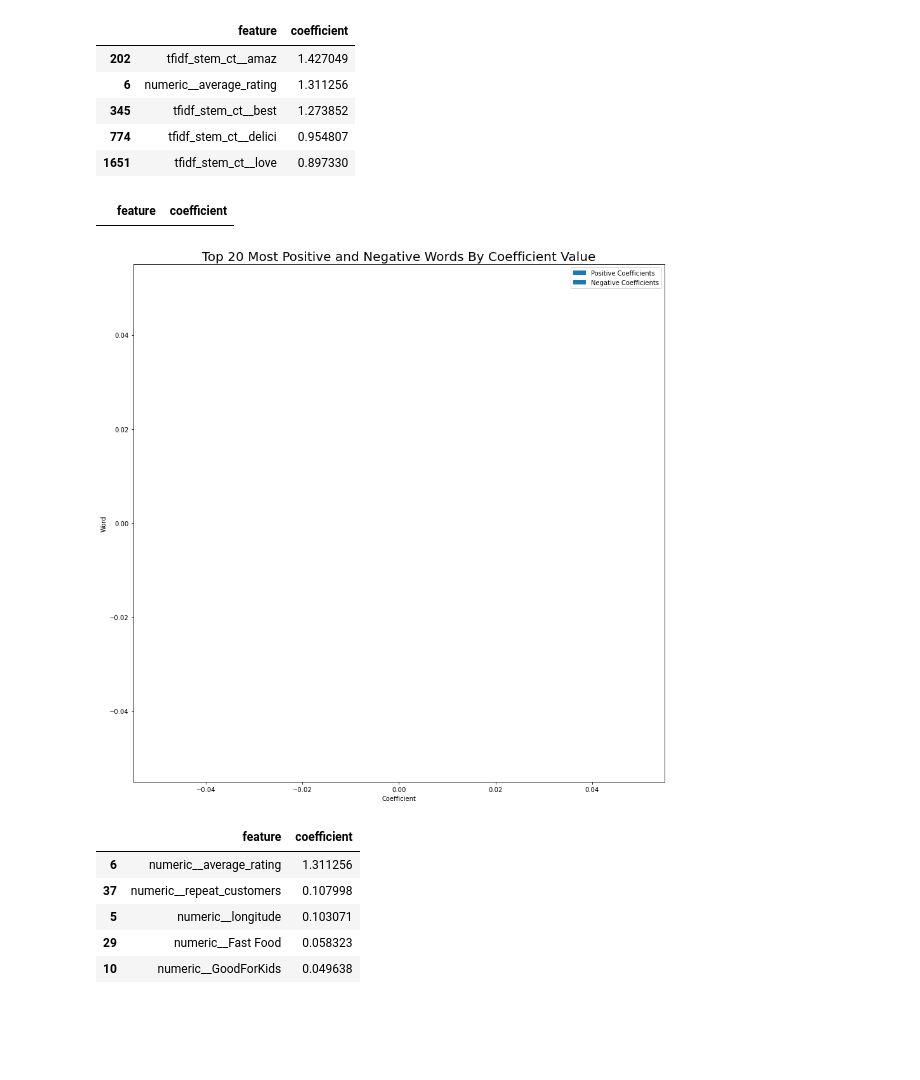
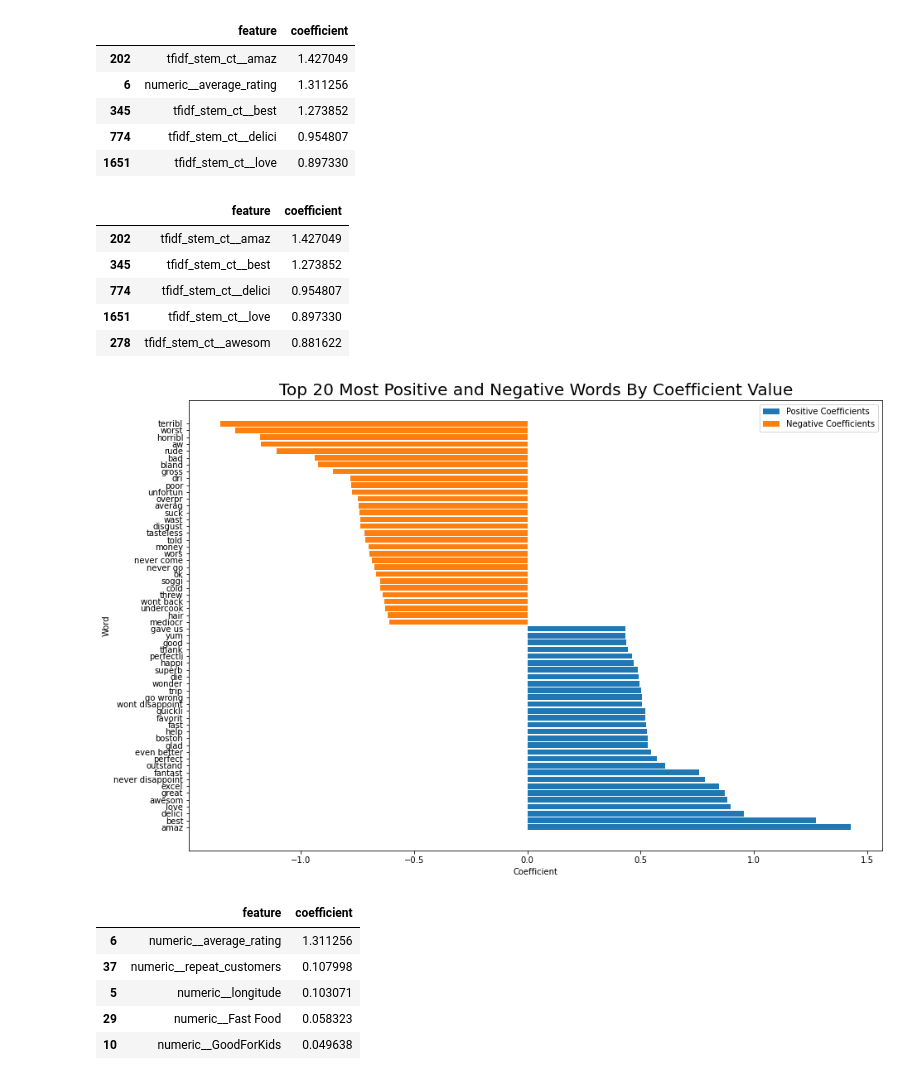
Before and after one commit to allistaircota/rate_my_restaurant, a Jupyter notebook: notebooks/NB3-Model_Setup_and_Evaluation.ipynb, the cells around one changed output. Cells and saved outputs as stored; diff of their text form; code cells hidden in the pictures; blank space fills up the shorter version.

```diff
--- a/notebooks/NB3-Model_Setup_and_Evaluation.ipynb
+++ b/notebooks/NB3-Model_Setup_and_Evaluation.ipynb
@@ -875,6 +918,6 @@ bow_stem_ct = define_col_trans('bow_stem_ct', CountVectorizer(tokenizer=tokenize
 bow_lem_ct = define_col_trans('bow_lem_ct', CountVectorizer(tokenizer=tokenizer_lemmatizer, max_features=3000, ngram_range=(1,2)))
 tfidf_stem_ct = define_col_trans('tfidf_stem_ct', TfidfVectorizer(tokenizer=tokenizer_stemming, max_features=3000, ngram_range=(1,2)))
 tfidf_lem_ct = define_col_trans('tfidf_lem_ct', TfidfVectorizer(tokenizer=tokenizer_lemmatizer, max_features=3000, ngram_range=(1,2)))
-sent2vec = define_col_trans('sent2vec', FunctionTransformer(sent2vec_col_trans))
+# sent2vec = define_col_trans('sent2vec', FunctionTransformer(sent2vec_col_trans))
 
-vectorizer_list = [bow_stem_ct, bow_lem_ct, tfidf_stem_ct, tfidf_lem_ct, sent2vec]
+vectorizer_list = [bow_stem_ct, bow_lem_ct, tfidf_stem_ct, tfidf_lem_ct]
@@ -1052,0 +1250,11 @@ plt.show()
+# %%
+%%time
+
+lasso_linreg_pipeline = Pipeline([
+    ('col_trans', bow_lem_ct),
+    ('make_array', FunctionTransformer(convert_to_array, accept_sparse=True)),
+    ('min-max-scaler', MinMaxScaler()),
+    ('model', Lasso(alpha=10**(-4)))
+])
+
+lasso_linreg_pipeline.fit(X_train, y_train)
@@ -1345,0 +1521,16 @@ R^2 on test set: 0.62
+# %%
+%%time
+
+# set flag to 0 if model re-fitting is desired
+best_linreg_exists_flag = 1
+
+if best_linreg_exists_flag:
+    # load the already trained model
+    best_linreg_pipeline = joblib.load('best_linreg_pipeline.pkl')
+
+else:
+    # fit the model
+    best_linreg_pipeline.fit(X_train, y_train)
+
+    # Save the model as pickle file
+    joblib.dump(best_linreg_pipeline, 'best_linreg_pipeline.pkl')
@@ -1360,24 +1584,29 @@ coef_df.head()
 | 774 | tfidf_stem_ct__delici | 0.954807 |
 | 1651 | tfidf_stem_ct__love | 0.897330 |
 # %%
-review_coef_df = coef_df[coef_df['feature'].str.contains('tfidf_ct__')]
+review_coef_df = coef_df[coef_df['feature'].str.contains('tfidf_stem_ct__')]
 review_coef_df.head()
 # %% [output]
 |  | feature | coefficient |
+| 202 | tfidf_stem_ct__amaz | 1.427049 |
+| 345 | tfidf_stem_ct__best | 1.273852 |
+| 774 | tfidf_stem_ct__delici | 0.954807 |
+| 1651 | tfidf_stem_ct__love | 0.897330 |
+| 278 | tfidf_stem_ct__awesom | 0.881622 |
 # %%
-plt.figure(figsize=(15,15))
+plt.figure(figsize=(15,10))
 plt.title('Top 20 Most Positive and Negative Words By Coefficient Value', fontsize=20)
 plt.xlabel('Coefficient')
 plt.ylabel('Word')
-plt.barh(review_coef_df['feature'].str.replace('tfidf_ct__', '').head(30),
+plt.barh(review_coef_df['feature'].str.replace('tfidf_stem_ct__', '').head(30),
          review_coef_df.head(30)["coefficient"], label='Positive Coefficients')
-plt.barh(review_coef_df['feature'].str.replace('tfidf_ct__', '').tail(30),
+plt.barh(review_coef_df['feature'].str.replace('tfidf_stem_ct__', '').tail(30),
          review_coef_df.tail(30)["coefficient"], label='Negative Coefficients')
 plt.legend()
 
 plt.show()
 # %% [output]
-[figure, old version]
+[figure, new version]
 # %%
 remaining_coef_df = coef_df[coef_df['feature'].str.contains('numeric__')]
 remaining_coef_df.head()
```
Also changed, not shown: parts of 215 cells of this notebook.
